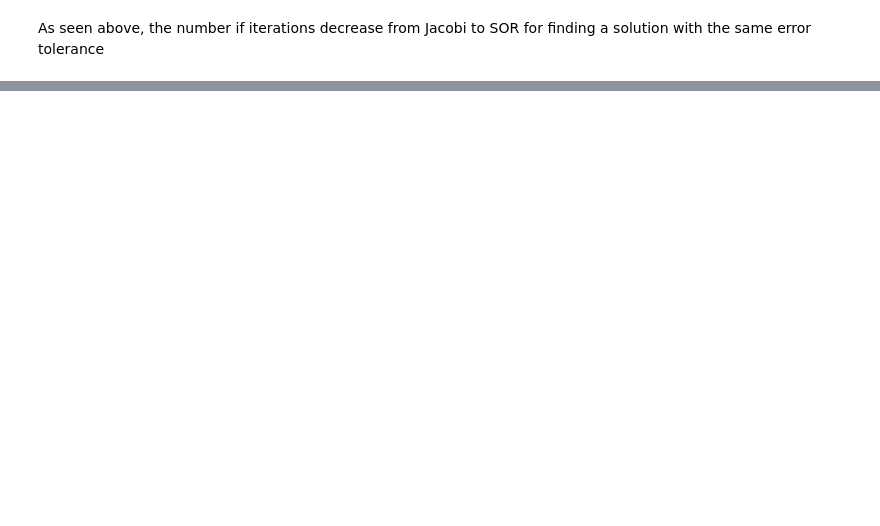
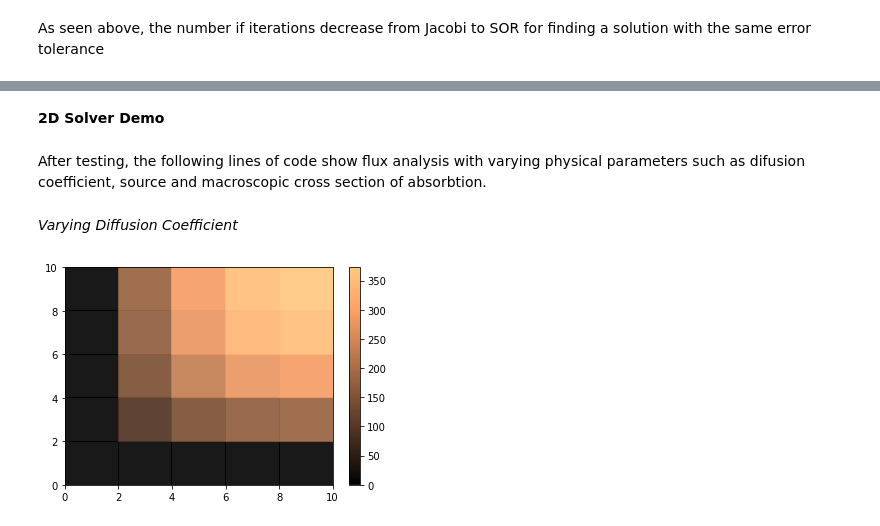
Before and after one commit to ashutoshbhadouria/NE155_FinalProject, a Jupyter notebook: 2Dtests.ipynb, the cells around one changed output, grey strips where cells are left out. Cells and saved outputs as stored; diff of their text form; code cells hidden in the pictures; blank space fills up the shorter version.

Commit message:
New updated test cases and demo
final commit

```diff
--- a/2Dtests.ipynb
+++ b/2Dtests.ipynb
@@ -76,0 +115,26 @@ As seen above, the number if iterations decrease from Jacobi to SOR for finding
+# %% [markdown]
+**2D Solver Demo**
+# %% [markdown]
+After testing, the following lines of code show flux analysis with varying physical parameters such as difusion coefficient, source and macroscopic cross section of absorbtion.
+# %% [markdown]
+*Varying Diffusion Coefficient*
+# %%
+x_pos1 = np.array([1,3,5,7,9])
+y_pos1 = np.array([1,3,5,7,9])
+D_mesh1 = np.array([[.5,.5,.5,.5],
+                  [.5,.5,.5,.5],
+                  [.5,.5,.5,.5],
+                  [.5,.5,.5,.5]])
+abs_mesh1 = np.array([[0,0,0,0],
+                  [0,0,0,0],
+                  [0,0,0,0],
+                  [0,0,0,0]])
+source_mesh1 = np.array([[10,10,10,10],
+                  [10,10,10,10],
+                  [10,10,10,10],
+                  [10,10,10,10]])
+iterations1,fluxes1 = two_D_DEsolver(x_pos1, y_pos1, D_mesh1, abs_mesh1, source_mesh1)
+plt.pcolormesh(x_pos1, y_pos1,np.reshape(fluxes1,(len(y_pos1),len(x_pos1))),shading="auto",alpha=0.9)
+plt.colorbar();
+# %% [output]
+[figure, added]
```
Also changed, not shown: parts of 18 cells of this notebook.
